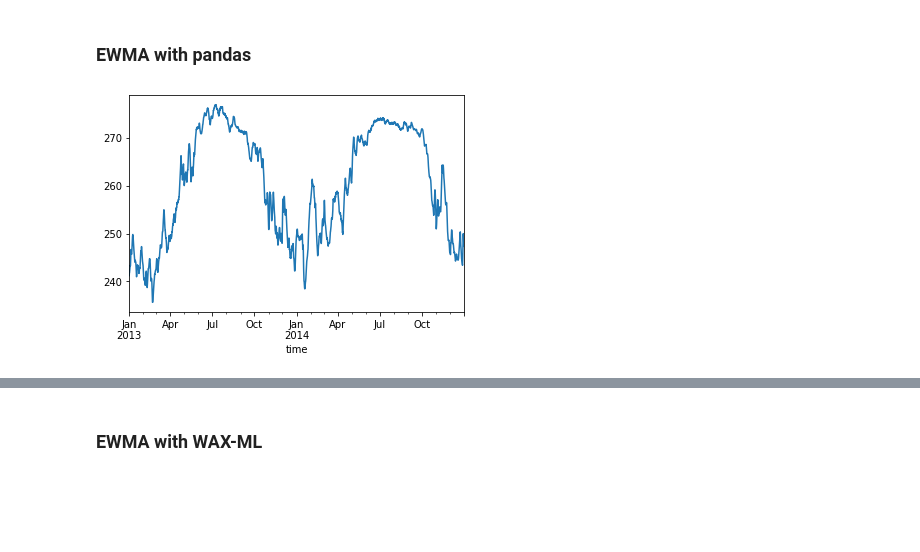
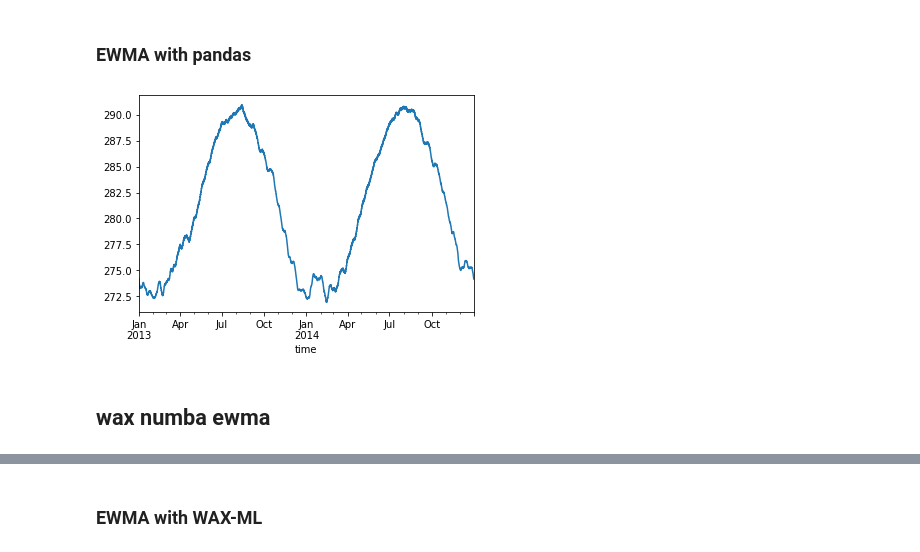
Before and after one commit to eserie/wax-ml, a Jupyter notebook: docs/notebooks/01_demo_EWMA.ipynb, the cells around one changed output, grey strips where cells are left out. Saved outputs shown, nothing was run; the diff lists cells and outputs as text; code cells hidden in the pictures; blank space fills up the shorter version.

```diff
--- a/docs/notebooks/01_demo_EWMA.ipynb
+++ b/docs/notebooks/01_demo_EWMA.ipynb
@@ -81,7 +80,9 @@ dataframe = dataset.air.to_series().unstack(["lon", "lat"])
 # %% [markdown]
 ### EWMA with pandas
 # %%
-air_temp_ewma = dataframe.ewm(alpha=1.0 / 10.0).mean()
-_ = air_temp_ewma.iloc[:, 0].plot()
+air_temp_ewma = dataframe.ewm(com=10).mean()
+_ = air_temp_ewma.mean(1).plot()
 # %% [output]
-[figure, old version]
+[figure, new version]
+# %% [markdown]
+## wax numba ewma
```
Also changed, not shown: parts of 6 cells of this notebook, 18 other files.
